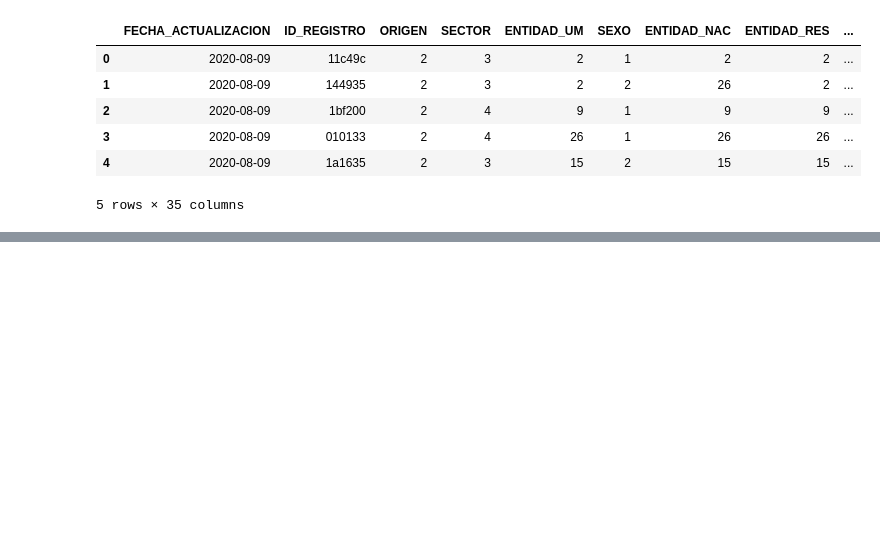
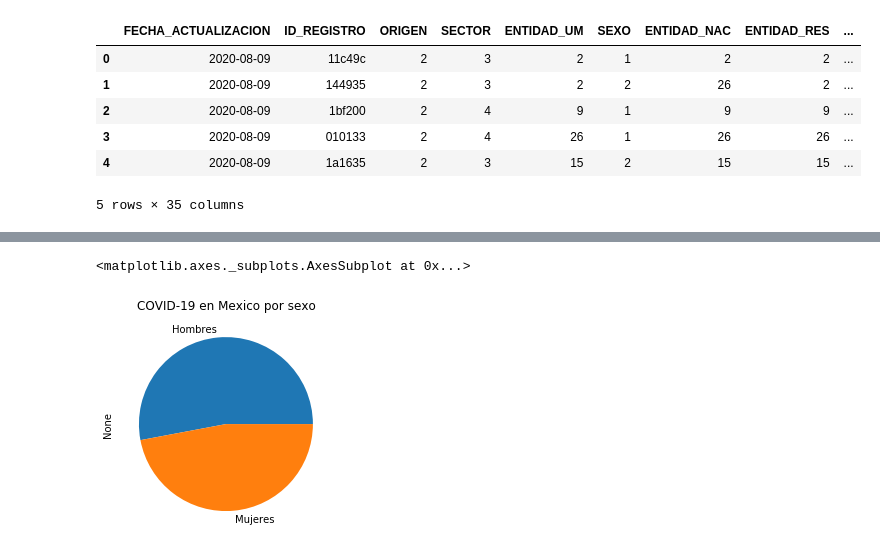
Before and after one commit to Francisco-Freyre/unidad_6_proyecto, a Jupyter notebook: Analisis_covid19.ipynb, the cells around one changed output, grey strips where cells are left out. Cells and saved outputs as stored; diff of their text form; code cells hidden in the pictures; blank space fills up the shorter version.

```diff
--- a/Analisis_covid19.ipynb
+++ b/Analisis_covid19.ipynb
@@ -98,0 +144,17 @@ memory usage: 199.9+ MB
+# %%
+hombres = casosPositivos.loc[casosPositivos['SEXO'] == 'HOMBRE']
+mujeres = casosPositivos.loc[casosPositivos['SEXO'] == 'MUJER']
+noid = casosPositivos.loc[casosPositivos['SEXO'] == 'NOID']
+numHombre = len(hombres)
+numMujer = len(mujeres)
+numNoid = len(noid)
+# %%
+CasosCovidSexo = pd.Series({
+    'Hombres' : numHombre,
+    'Mujeres' : numMujer,
+    'No identificados' : numNoid
+})
+CasosCovidSexo.plot(kind='pie', title='COVID-19 en Mexico por sexo')
+# %% [output]
+<matplotlib.axes._subplots.AxesSubplot at 0x...>
+[figure, added]
```
Also changed, not shown: parts of 31 cells of this notebook.
